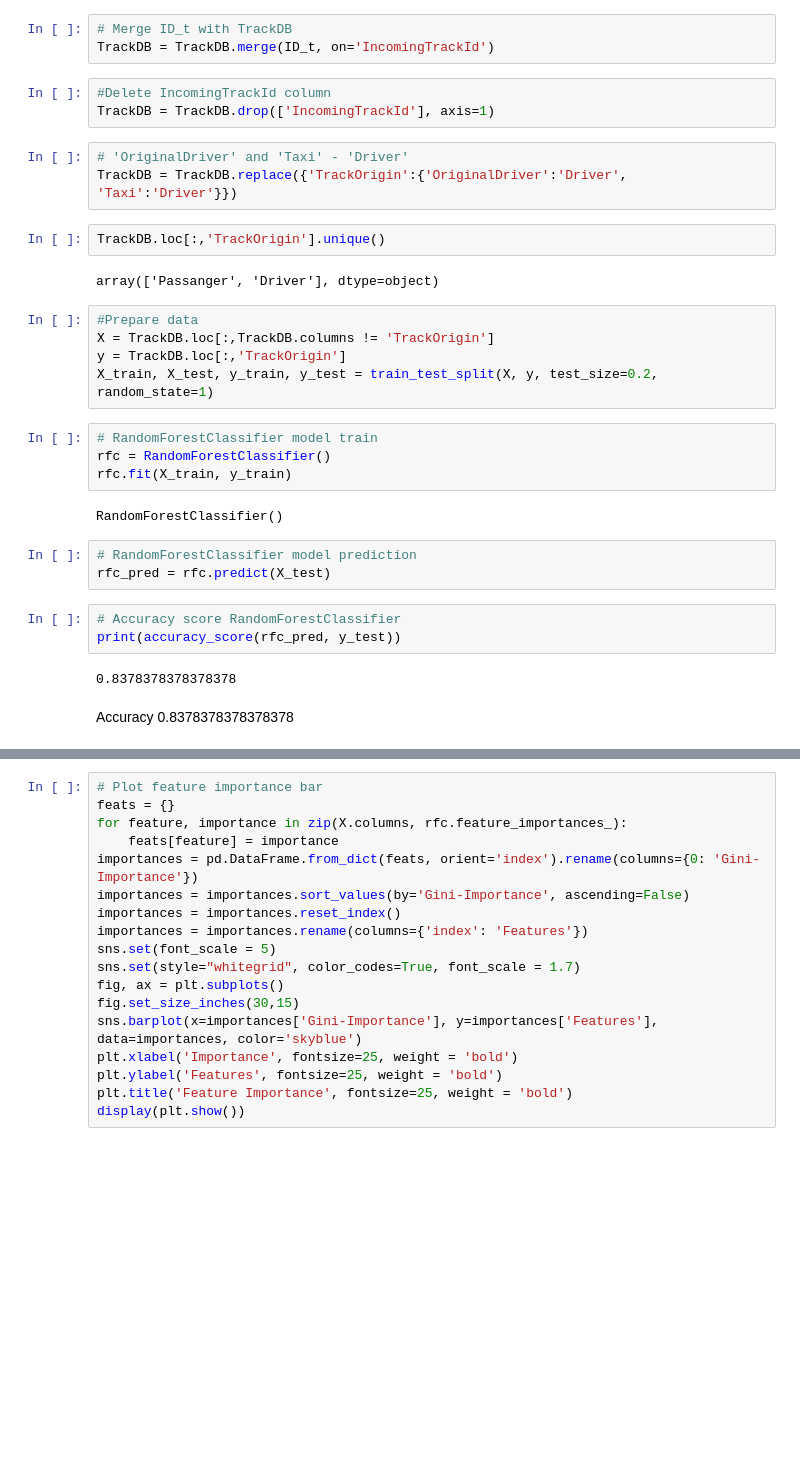
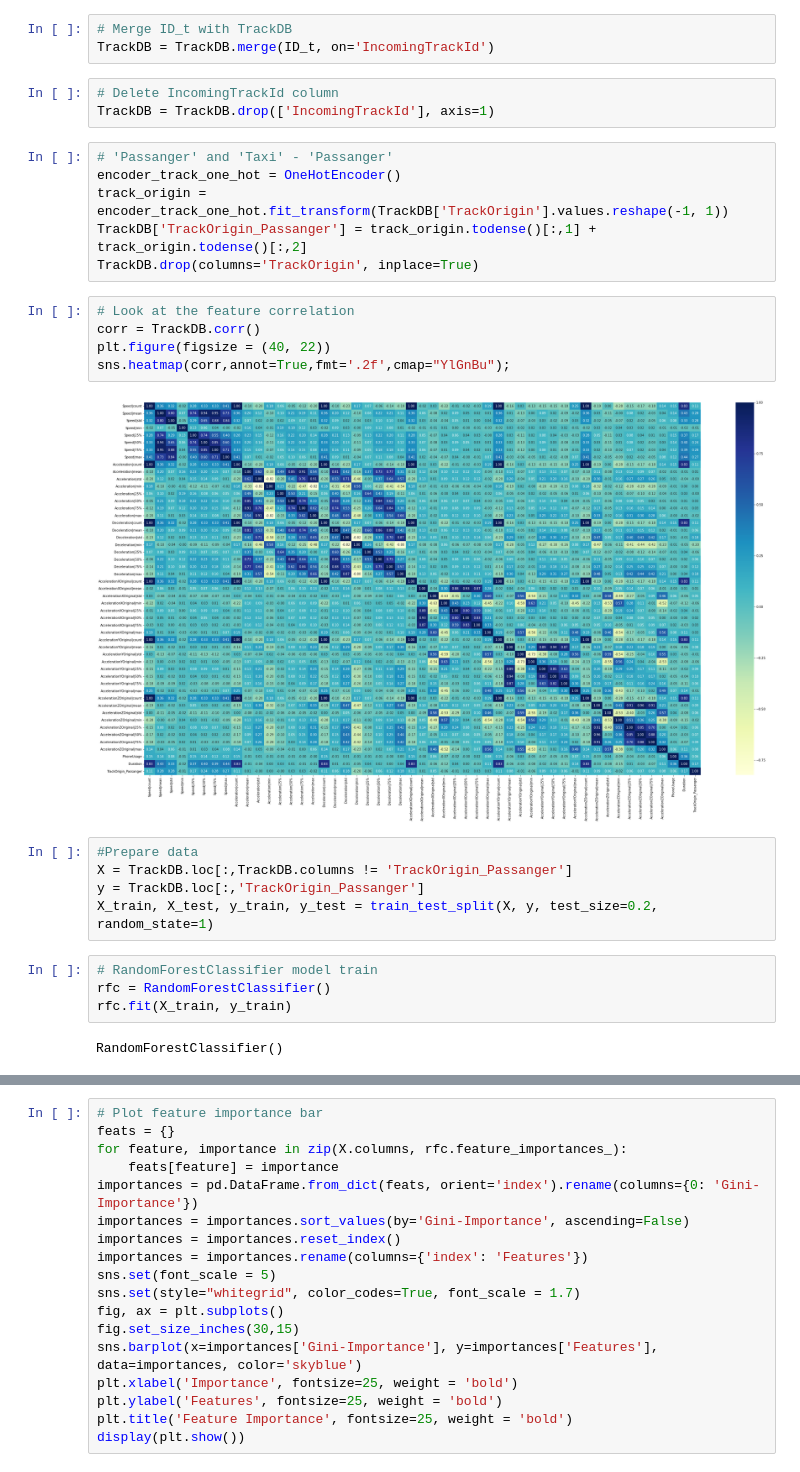
Before and after one commit to Cepera90/test, a Jupyter notebook: test_3.ipynb, the cells around one changed output, grey strips where cells are left out. Drawn from its saved outputs; the diff is of its cells as text; blank space fills up the shorter version.

```diff
--- a/test_3.ipynb
+++ b/test_3.ipynb
@@ -67,19 +68,25 @@ TrackDB = TrackDB.reindex(index, axis=1)
 # Merge ID_t with TrackDB
 TrackDB = TrackDB.merge(ID_t, on='IncomingTrackId')
 # %%
-#Delete IncomingTrackId column
+# Delete IncomingTrackId column
 TrackDB = TrackDB.drop(['IncomingTrackId'], axis=1)
-# %%
-# 'OriginalDriver' and 'Taxi' - 'Driver'
-TrackDB = TrackDB.replace({'TrackOrigin':{'OriginalDriver':'Driver', 'Taxi':'Driver'}})
-# %%
-TrackDB.loc[:,'TrackOrigin'].unique()
-# %% [output]
-array(['Passanger', 'Driver'], dtype=object)
+# %%
+# 'Passanger' and 'Taxi' - 'Passanger'
+encoder_track_one_hot = OneHotEncoder()
+track_origin = encoder_track_one_hot.fit_transform(TrackDB['TrackOrigin'].values.reshape(-1, 1))
+TrackDB['TrackOrigin_Passanger'] = track_origin.todense()[:,1] + track_origin.todense()[:,2]
+TrackDB.drop(columns='TrackOrigin', inplace=True)
+# %%
+# Look at the feature correlation
+corr = TrackDB.corr()
+plt.figure(figsize = (40, 22))
+sns.heatmap(corr,annot=True,fmt='.2f',cmap="YlGnBu");
+# %% [output]
+[figure, added]
 # %%
 #Prepare data
-X = TrackDB.loc[:,TrackDB.columns != 'TrackOrigin']
-y = TrackDB.loc[:,'TrackOrigin']
+X = TrackDB.loc[:,TrackDB.columns != 'TrackOrigin_Passanger']
+y = TrackDB.loc[:,'TrackOrigin_Passanger']
 X_train, X_test, y_train, y_test = train_test_split(X, y, test_size=0.2, random_state=1)
 # %%
 # RandomForestClassifier model train
@@ -87,13 +94,3 @@ rfc = RandomForestClassifier()
 rfc.fit(X_train, y_train)
 # %% [output]
 RandomForestClassifier()
-# %%
-# RandomForestClassifier model prediction
-rfc_pred = rfc.predict(X_test)
-# %%
-# Accuracy score RandomForestClassifier
-print(accuracy_score(rfc_pred, y_test))
-# %% [output]
-0.8378378378378378
-# %% [markdown]
-Accuracy 0.8378378378378378
```
Also changed, not shown: parts of 2 cells of this notebook.
